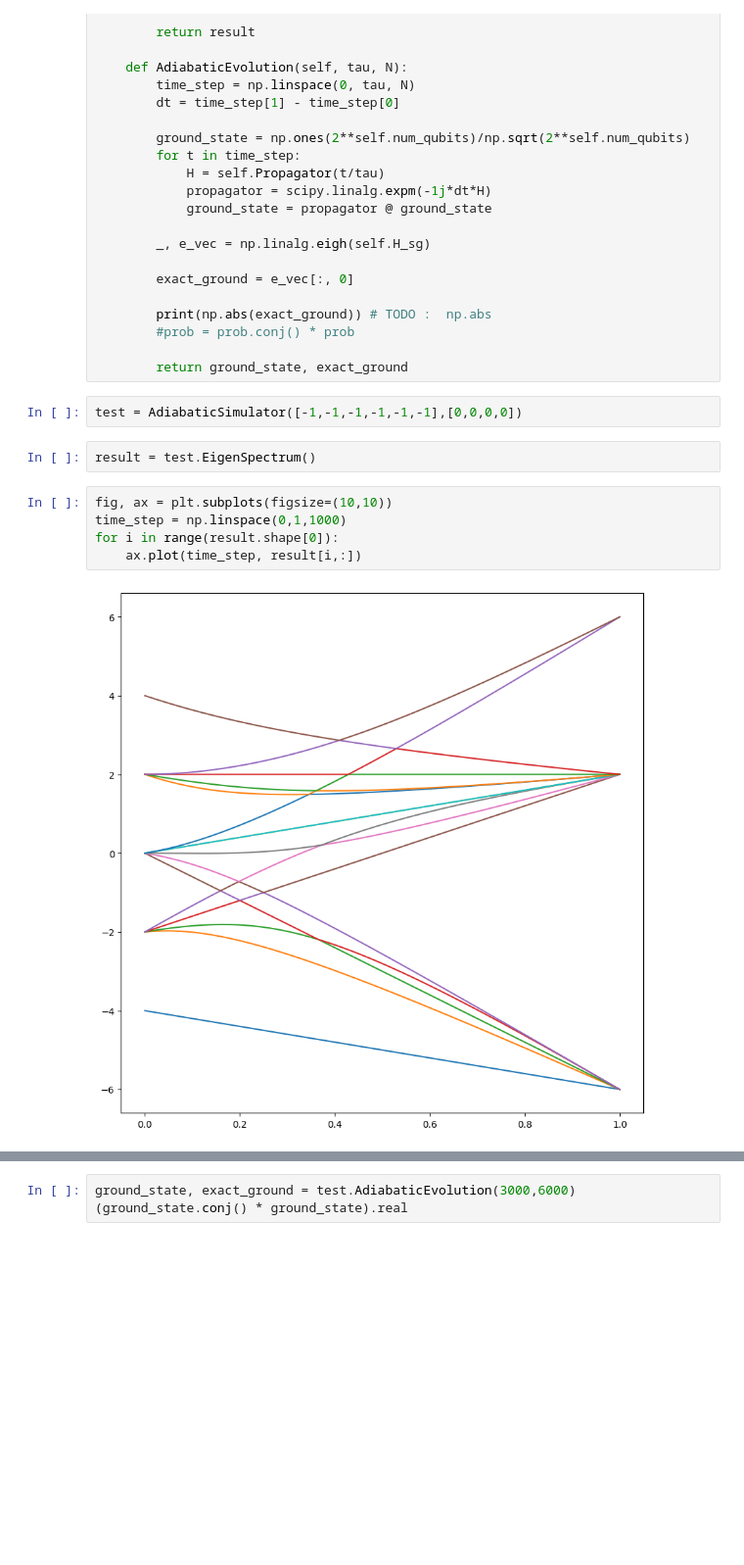
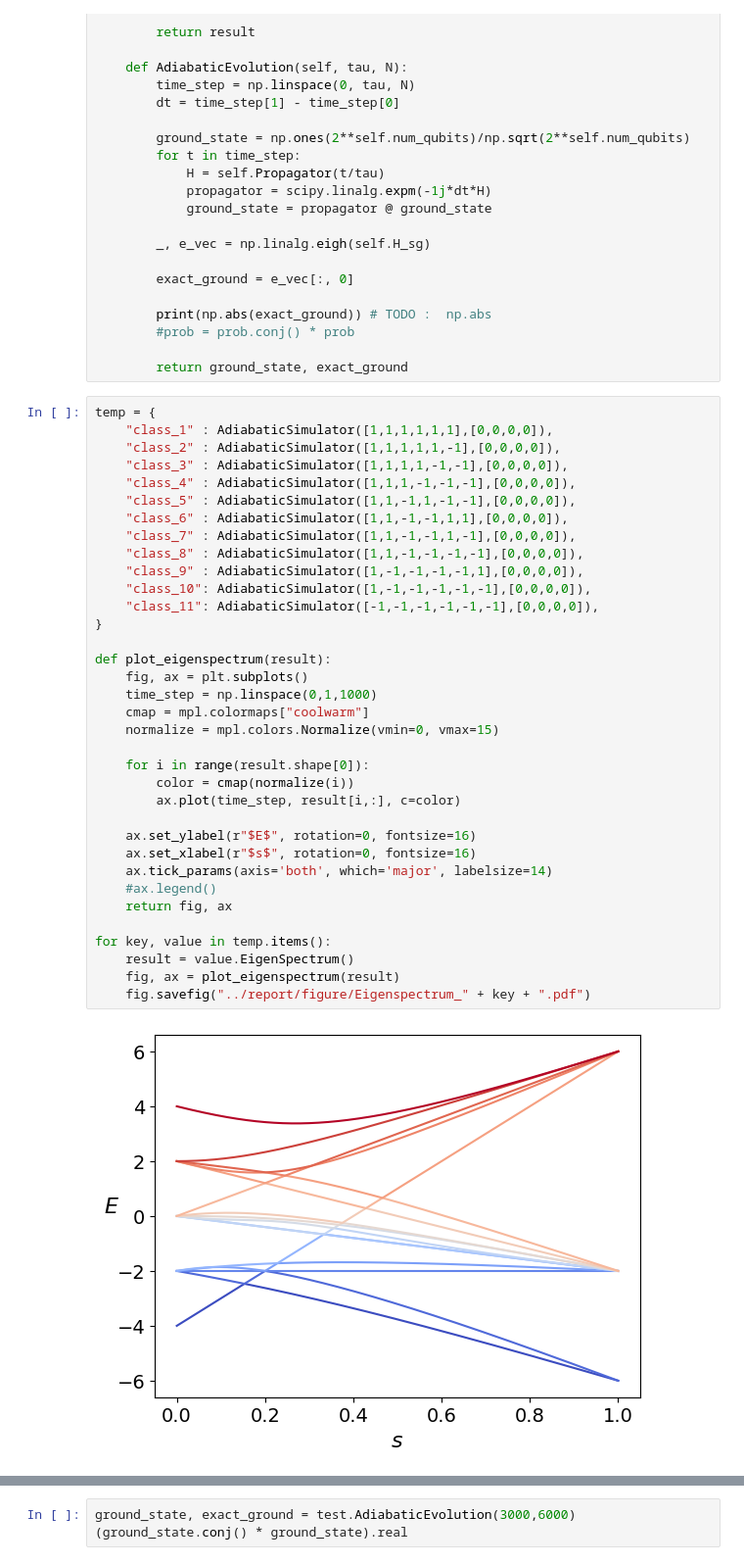
Before and after one commit to Waterbird20/QuantumChallenge, a Jupyter notebook: Prob3/src/prob3.ipynb, the cells around one changed output, grey strips where cells are left out. Shown at 98% size. Drawn from its saved outputs; the diff is of its cells as text; blank space fills up the shorter version.

```diff
--- a/Prob3/src/prob3.ipynb
+++ b/Prob3/src/prob3.ipynb
@@ -205,14 +229,40 @@ class AdiabaticSimulator(H_sg):
         #prob = prob.conj() * prob
 
         return ground_state, exact_ground
-# %%
-test = AdiabaticSimulator([-1,-1,-1,-1,-1,-1],[0,0,0,0])
-# %%
-result = test.EigenSpectrum()
-# %%
-fig, ax = plt.subplots(figsize=(10,10))
-time_step = np.linspace(0,1,1000)
-for i in range(result.shape[0]):
-	ax.plot(time_step, result[i,:])
-# %% [output]
-[figure, removed]
+# %%
+temp = {
+    "class_1" : AdiabaticSimulator([1,1,1,1,1,1],[0,0,0,0]),
+    "class_2" : AdiabaticSimulator([1,1,1,1,1,-1],[0,0,0,0]),
+    "class_3" : AdiabaticSimulator([1,1,1,1,-1,-1],[0,0,0,0]),
+    "class_4" : AdiabaticSimulator([1,1,1,-1,-1,-1],[0,0,0,0]),
+    "class_5" : AdiabaticSimulator([1,1,-1,1,-1,-1],[0,0,0,0]),
+    "class_6" : AdiabaticSimulator([1,1,-1,-1,1,1],[0,0,0,0]),
+    "class_7" : AdiabaticSimulator([1,1,-1,-1,1,-1],[0,0,0,0]),
+    "class_8" : AdiabaticSimulator([1,1,-1,-1,-1,-1],[0,0,0,0]),
+    "class_9" : AdiabaticSimulator([1,-1,-1,-1,-1,1],[0,0,0,0]),
+    "class_10": AdiabaticSimulator([1,-1,-1,-1,-1,-1],[0,0,0,0]),
+    "class_11": AdiabaticSimulator([-1,-1,-1,-1,-1,-1],[0,0,0,0]),
+}
+
+def plot_eigenspectrum(result):
+    fig, ax = plt.subplots()
+    time_step = np.linspace(0,1,1000)
+    cmap = mpl.colormaps["coolwarm"]
+    normalize = mpl.colors.Normalize(vmin=0, vmax=15)
+
+    for i in range(result.shape[0]):
+        color = cmap(normalize(i))
+        ax.plot(time_step, result[i,:], c=color)
+
+    ax.set_ylabel(r"$E$", rotation=0, fontsize=16)
+    ax.set_xlabel(r"$s$", rotation=0, fontsize=16)
+    ax.tick_params(axis='both', which='major', labelsize=14)
+    #ax.legend()
+    return fig, ax
+
+for key, value in temp.items():
+    result = value.EigenSpectrum()
+    fig, ax = plot_eigenspectrum(result)
+    fig.savefig("../report/figure/Eigenspectrum_" + key + ".pdf")
+# %% [output]
+[figure, added]
```
Also changed, not shown: parts of 10 cells of this notebook, 48 other files.
